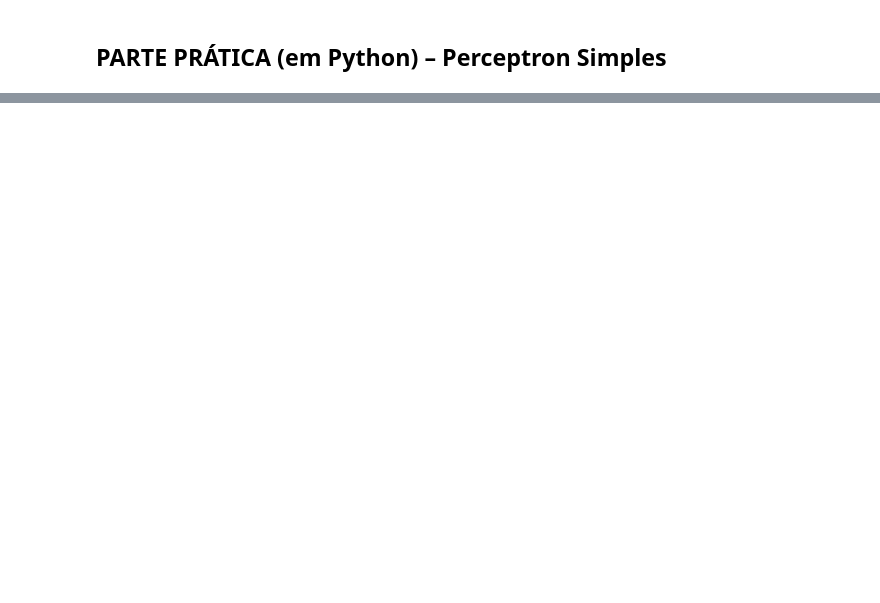
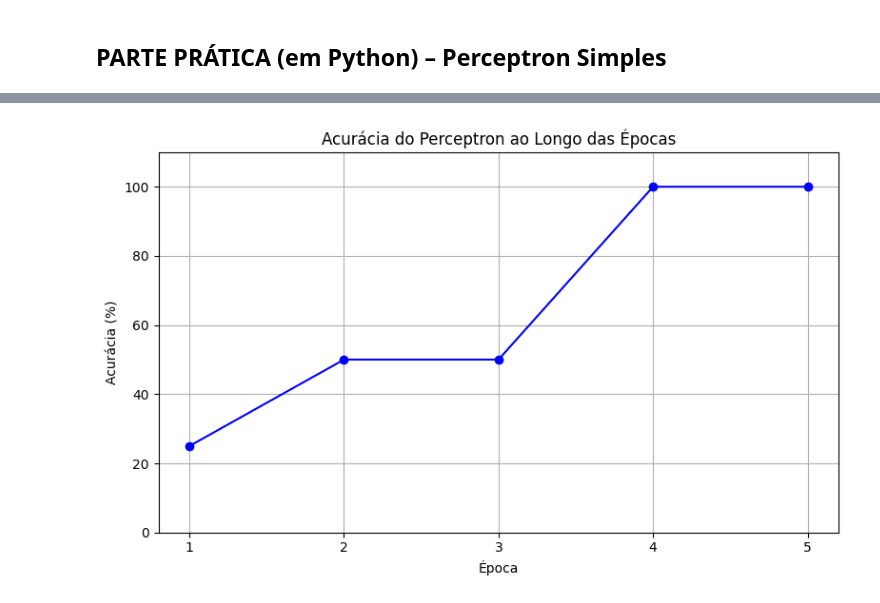
Before and after one commit to miguelaugusto-bot/PythonUninove, a Jupyter notebook: Aulas/Aula11IA.ipynb, the cells around one changed output, grey strips where cells are left out. Drawn from its saved outputs; the diff is of its cells as text; code cells hidden in the pictures; blank space fills up the shorter version.

```diff
--- a/Aulas/Aula11IA.ipynb
+++ b/Aulas/Aula11IA.ipynb
@@ -197,0 +310,22 @@ Não importa a opção, é necessario aplicar ajustes novamente.
+# %%
+# Gerar gráfico da acurácia ao longo das épocas
+
+import matplotlib.pyplot as plt
+
+# Reutilizando os valores de acurácia das 5 épocas anteriores
+acuracias = [25.0, 50.0, 50.0, 100.0, 100.0]
+epocas = list(range(1, len(acuracias) + 1))
+
+# Plotar o gráfico
+plt.figure(figsize=(8, 5))
+plt.plot(epocas, acuracias, marker='o', linestyle='-', color='blue')
+plt.title('Acurácia do Perceptron ao Longo das Épocas')
+plt.xlabel('Época')
+plt.ylabel('Acurácia (%)')
+plt.ylim(0, 110)
+plt.grid(True)
+plt.xticks(epocas)
+plt.tight_layout()
+plt.show()
+# %% [output]
+[figure, added]
```
Also changed, not shown: parts of 24 cells of this notebook, 1 other file.
